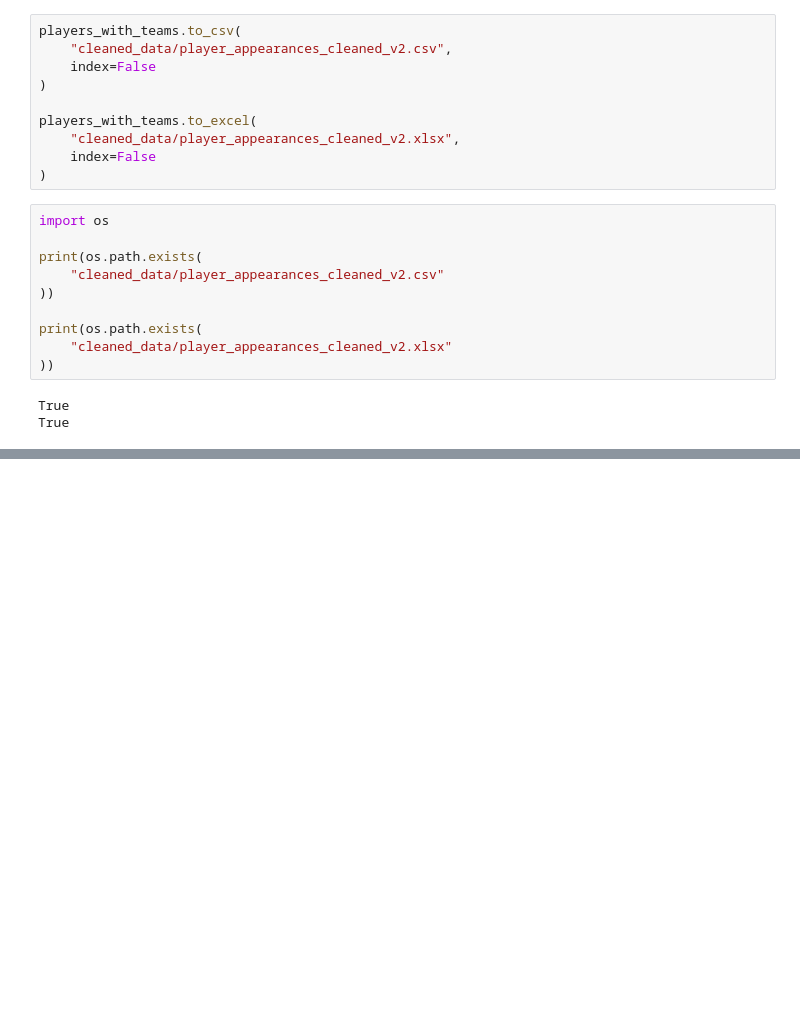
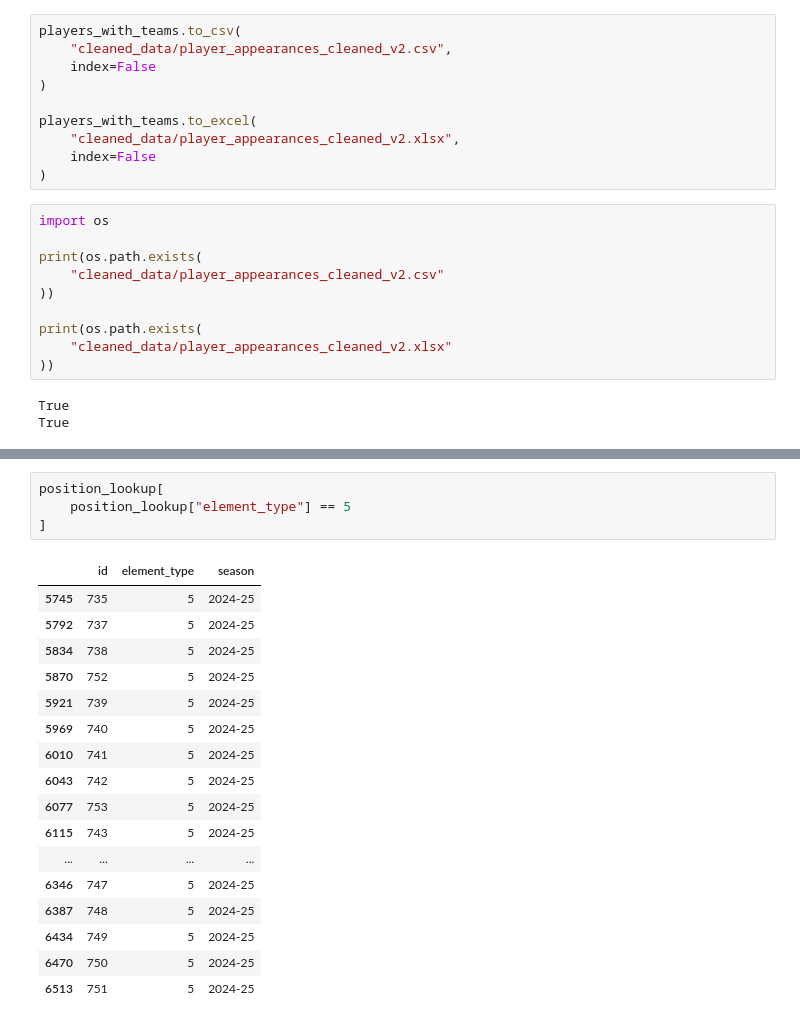
Before and after one commit to clellandjw/CMPT491_1, a Jupyter notebook: 491_2/combined_2.ipynb, the cells around one changed output, grey strips where cells are left out. Cells and saved outputs as stored; diff of their text form; blank space fills up the shorter version.

```diff
--- a/491_2/combined_2.ipynb
+++ b/491_2/combined_2.ipynb
@@ -1266,0 +1375,22 @@ True
+# %%
+position_lookup[
+    position_lookup["element_type"] == 5
+]
+# %% [output]
+|  | id | element_type | season |
+| 5745 | 735 | 5 | 2024-25 |
+| 5792 | 737 | 5 | 2024-25 |
+| 5834 | 738 | 5 | 2024-25 |
+| 5870 | 752 | 5 | 2024-25 |
+| 5921 | 739 | 5 | 2024-25 |
+| 5969 | 740 | 5 | 2024-25 |
+| 6010 | 741 | 5 | 2024-25 |
+| 6043 | 742 | 5 | 2024-25 |
+| 6077 | 753 | 5 | 2024-25 |
+| 6115 | 743 | 5 | 2024-25 |
+| ... | ... | ... | ... |
+| 6346 | 747 | 5 | 2024-25 |
+| 6387 | 748 | 5 | 2024-25 |
+| 6434 | 749 | 5 | 2024-25 |
+| 6470 | 750 | 5 | 2024-25 |
+| 6513 | 751 | 5 | 2024-25 |
```
Also changed, not shown: parts of 22 cells of this notebook, 3 other files.
